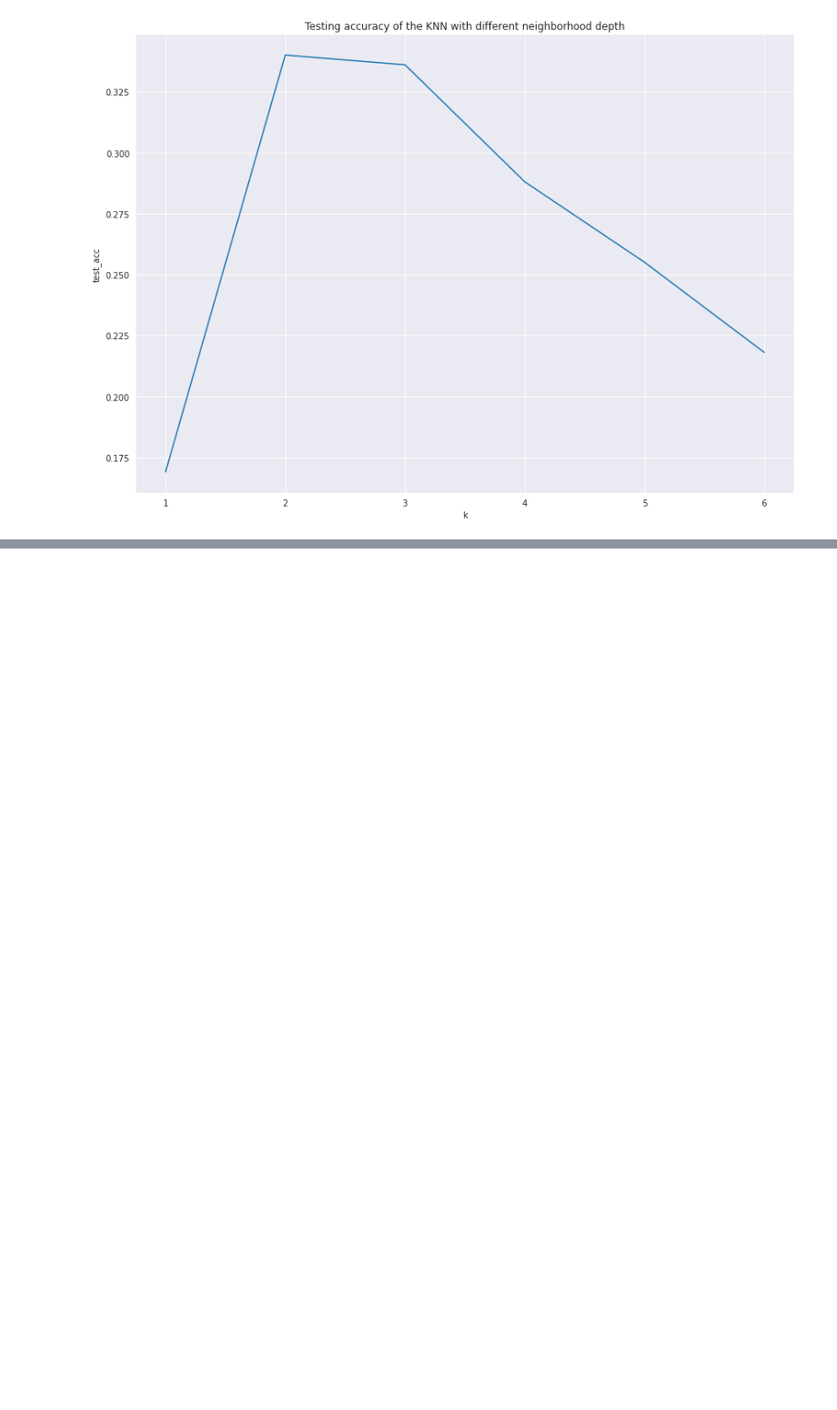
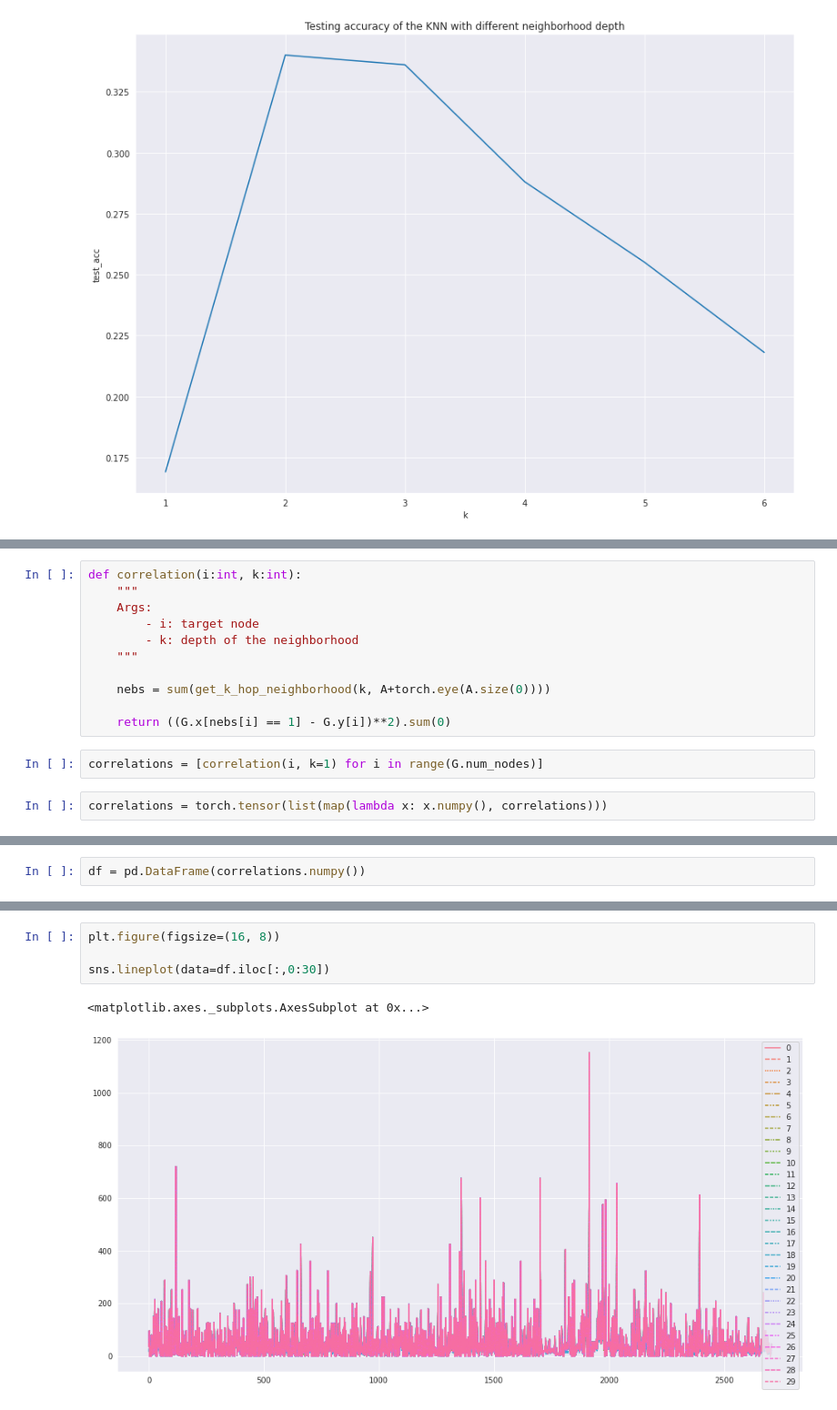
Before and after one commit to achrafash/gnn-receptive-fields, a Jupyter notebook: 00_knn_cora.ipynb, the cells around one changed output, grey strips where cells are left out. Shown: that part at 91% size. Saved outputs shown, nothing was run; the diff lists cells and outputs as text; blank space fills up the shorter version.

Commit message:
add correlation study to qualify the information from node features instead of labels

```diff
--- a/00_knn_cora.ipynb
+++ b/00_knn_cora.ipynb
@@ -347,0 +361,15 @@ sns.lineplot(x=results['k'], y=results[results['n']==1]['test_acc'], data=result
+# %%
+def correlation(i:int, k:int):
+    """
+    Args:
+        - i: target node
+        - k: depth of the neighborhood
+    """
+
+    nebs = sum(get_k_hop_neighborhood(k, A+torch.eye(A.size(0))))
+
+    return ((G.x[nebs[i] == 1] - G.y[i])**2).sum(0)
+# %%
+correlations = [correlation(i, k=1) for i in range(G.num_nodes)]
+# %%
+correlations = torch.tensor(list(map(lambda x: x.numpy(), correlations)))
@@ -347,0 +394,2 @@ sns.lineplot(x=results['k'], y=results[results['n']==1]['test_acc'], data=result
+# %%
+df = pd.DataFrame(correlations.numpy())
@@ -347,0 +425,7 @@ sns.lineplot(x=results['k'], y=results[results['n']==1]['test_acc'], data=result
+# %%
+plt.figure(figsize=(16, 8))
+
+sns.lineplot(data=df.iloc[:,0:30])
+# %% [output]
+<matplotlib.axes._subplots.AxesSubplot at 0x...>
+[figure, added]
```
Also changed, not shown: parts of 30 cells of this notebook.
